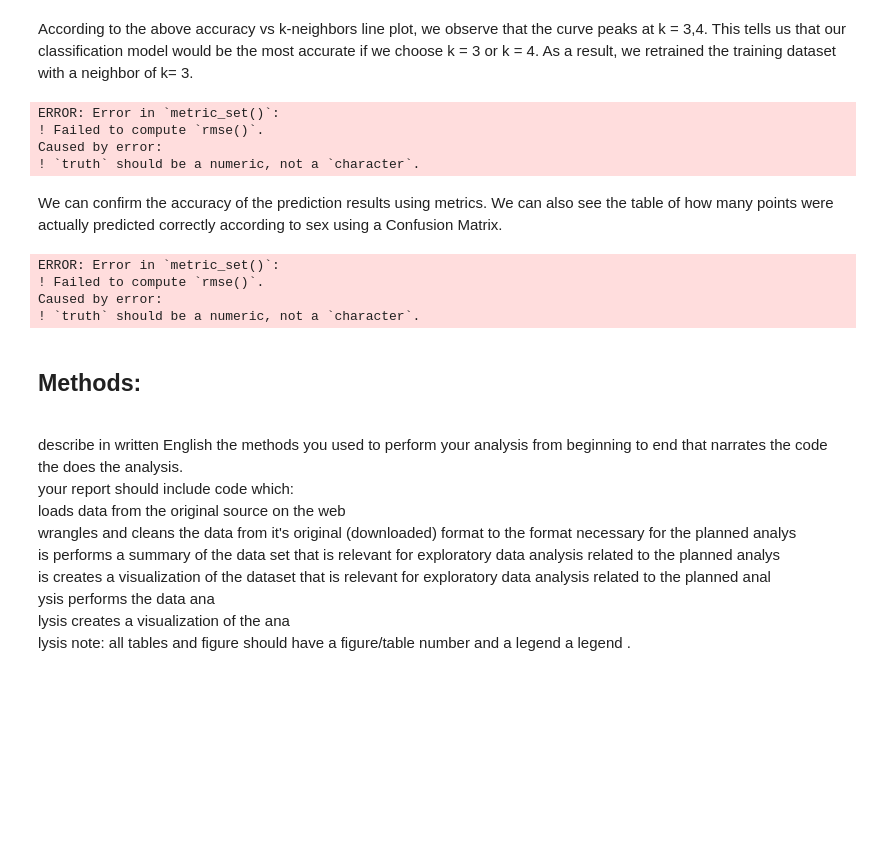
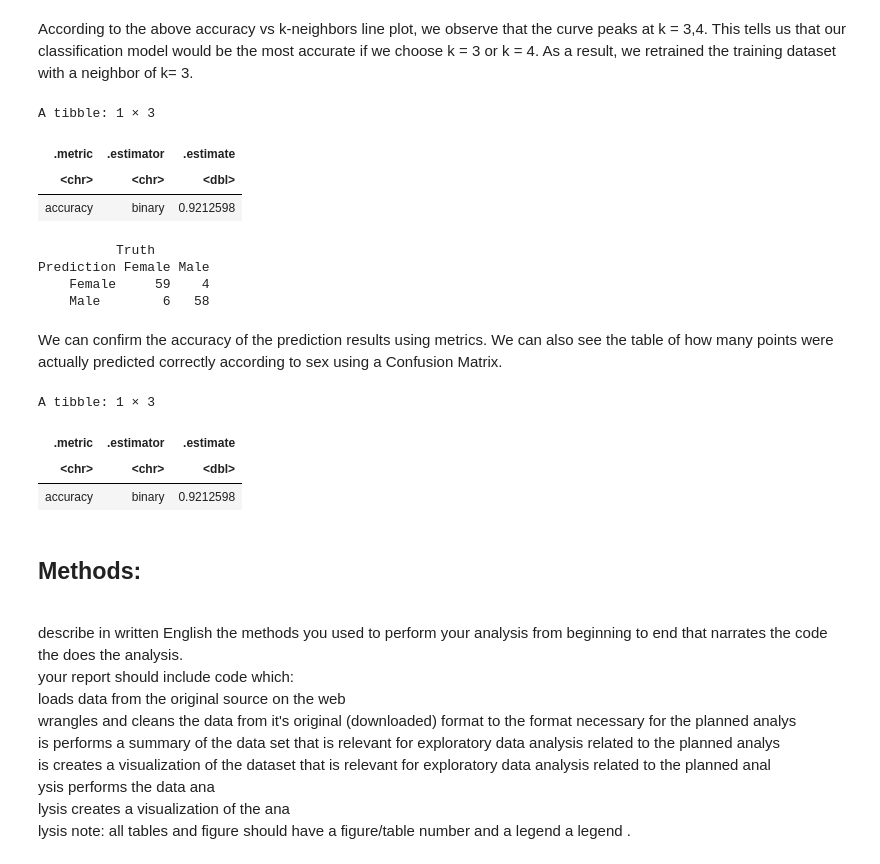
Before and after one commit to hansenlin05/DSCI-100_Project, a Jupyter notebook: Final Report.ipynb, the cells around one changed output. Drawn from its saved outputs; the diff is of its cells as text; code cells hidden in the pictures; blank space fills up the shorter version.

```diff
--- a/Final Report.ipynb
+++ b/Final Report.ipynb
@@ -298,52 +298,57 @@ A tibble: 1 × 7
 # %% [markdown]
 According to the above accuracy vs k-neighbors line plot, we observe that the curve peaks at k = 3,4. This tells us that our classification model would be the most accurate if we choose k = 3 or k = 4. As a result, we retrained the training dataset with a neighbor of k= 3.
 # %%
+library(yardstick)
+
 # Set the seed. Don't remove this!
 set.seed(9999)
 
 #recreating spec with best K
 bm_spec <- nearest_neighbor(weight_func = "rectangular", neighbors = 3) |>
             set_engine("kknn") |>
             set_mode("classification")
 
 #recreating the model with the new recipe
 bm_fit <- workflow() |>
           add_recipe(bm_recipe) |>
           add_model(bm_spec) |>
           fit(data=bm_test)
 
+#predicting the results of wine_test data
+bm_test_predictions <- predict(bm_fit, bm_test) |>
+                       bind_cols(bm_test)
 
-#predicting the results of wine_test data
-# bm_test_predictions <- predict(bm_fit, bm_test) |>
-#                        bind_cols(bm_test)
+bm_test_predictions$sex <- as.factor(bm_test_predictions$sex)
 
-bm_predictions <- bm_fit|>
-  predict(bm_test) |>
-  bind_cols(bm_test) |>
-  metrics(truth = sex, estimate = .pred_class) |>
+bm_predictions <- bm_test_predictions |>
+   yardstick::accuracy(sex, .pred_class) |>
   filter(.metric == 'accuracy')
+
 bm_predictions
 
-bm_matrix <- bm_fit |>
-    predict(bm_test) |>
-    bind_cols(bm_test) |>
+bm_matrix <- bm_test_predictions |>
     conf_mat(truth = sex, estimate = .pred_class)
+
 bm_matrix
 # %% [output]
-ERROR: Error in `metric_set()`:
-! Failed to compute `rmse()`.
-Caused by error:
-! `truth` should be a numeric, not a `character`.
+A tibble: 1 × 3
+| .metric | .estimator | .estimate |
+| <chr> | <chr> | <dbl> |
+| accuracy | binary | 0.9212598 |
+          Truth
+Prediction Female Male
+    Female     59    4
+    Male        6   58
 # %% [markdown]
 We can confirm the accuracy of the prediction results using metrics. We can also see the table of how many points were actually predicted correctly according to sex using a Confusion Matrix.
 # %%
 # filtering the accuracy by comparing the predicted and truth column
 bm_test_predictions |> metrics(truth=sex, estimate=.pred_class) |> filter(.metric == "accuracy")
 # %% [output]
-ERROR: Error in `metric_set()`:
-! Failed to compute `rmse()`.
-Caused by error:
-! `truth` should be a numeric, not a `character`.
+A tibble: 1 × 3
+| .metric | .estimator | .estimate |
+| <chr> | <chr> | <dbl> |
+| accuracy | binary | 0.9212598 |
 # %% [markdown]
 ## Methods:
 <br>describe in written English the methods you used to perform your analysis from beginning to end that narrates the code the does the analysis.
```
